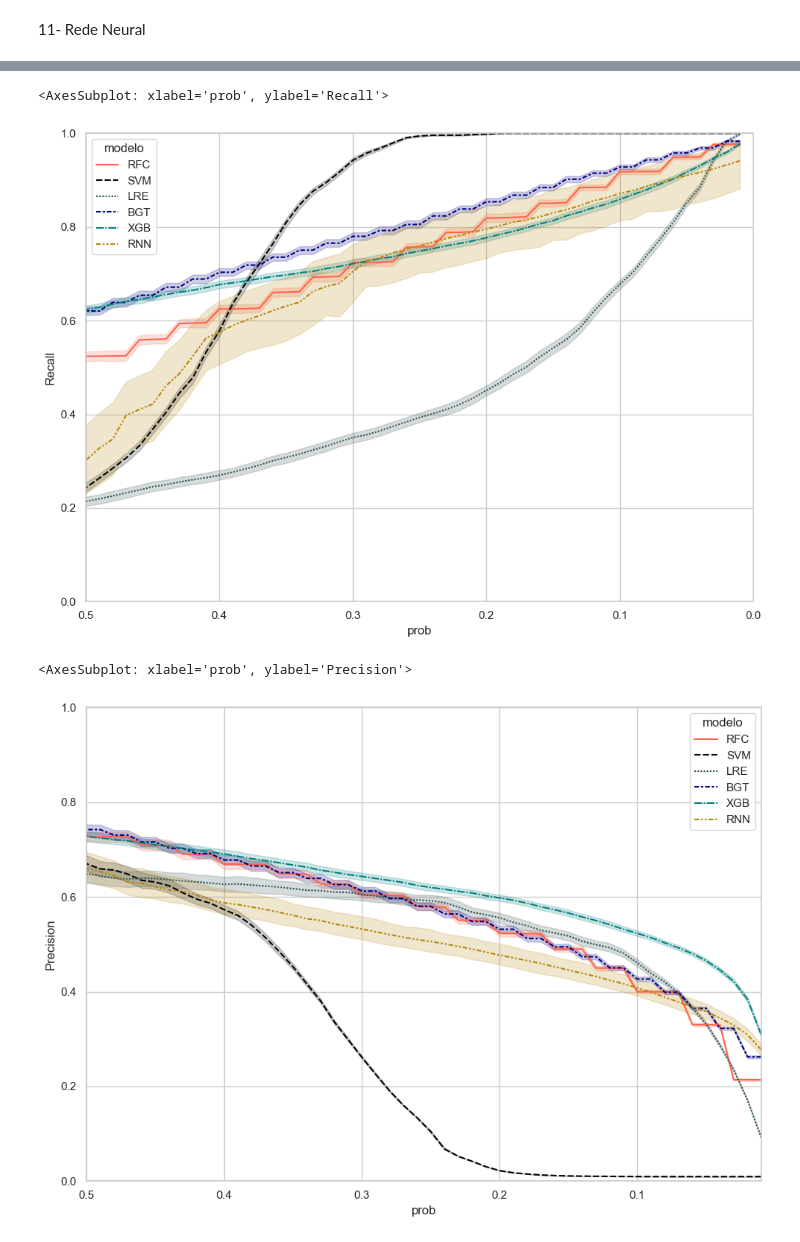
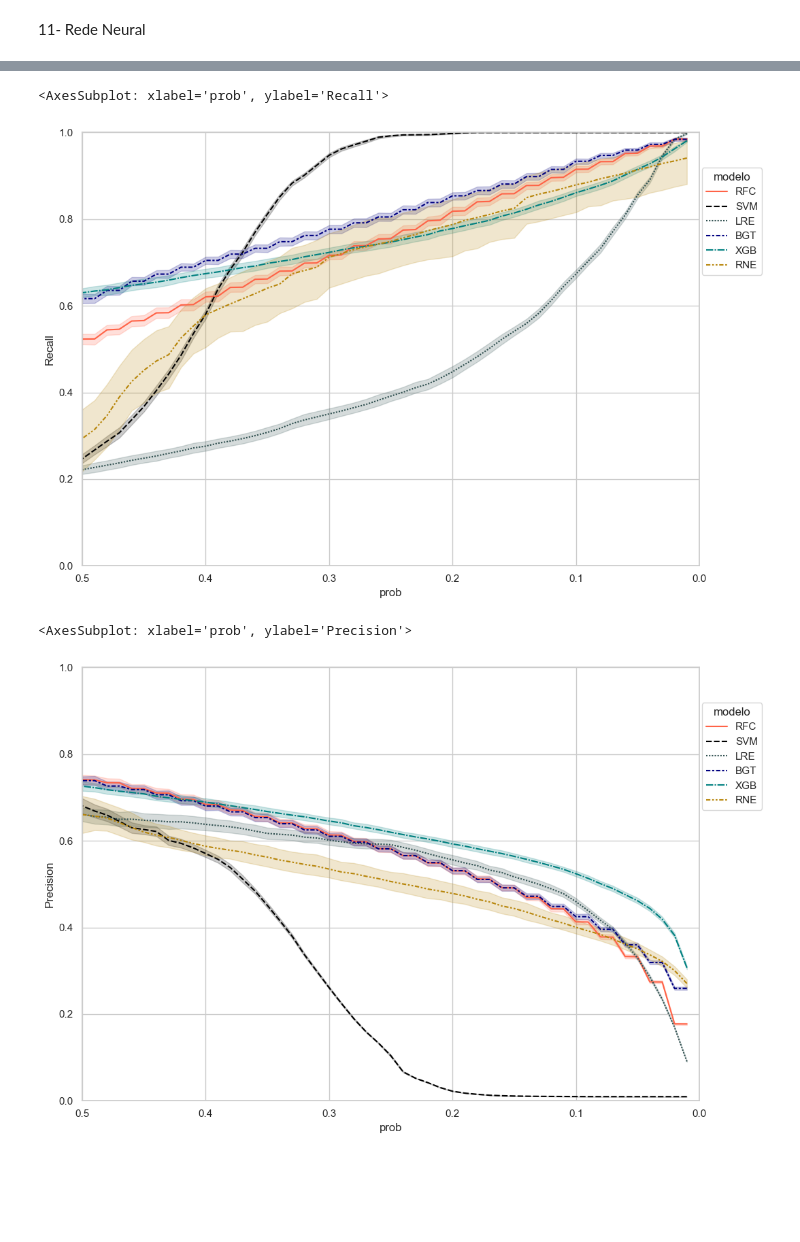
Before and after one commit to secretaria-ICA/Metodos_de_Identificacao_Automatica_de_Dados_Inconscientes_de_Estimativa_de_Precipitacao_de_Satelite, a Jupyter notebook: TCC_BI_Modelos.ipynb, the cells around one changed output, grey strips where cells are left out. Drawn from its saved outputs; the diff is of its cells as text; code cells hidden in the pictures; blank space fills up the shorter version.

```diff
--- a/TCC_BI_Modelos.ipynb
+++ b/TCC_BI_Modelos.ipynb
@@ -175,7 +175,7 @@ for x in range(50):
 8- Boosting Decision Tree
 # %%
 from sklearn.ensemble import AdaBoostClassifier
-adb = AdaBoostClassifier(DecisionTreeClassifier(min_samples_split=10,max_depth=4),n_estimators=10,learning_rate=0.6)
+adb = AdaBoostClassifier(DecisionTreeClassifier(min_samples_split=10,max_depth=4),n_estimators=50,learning_rate=0.6)
 for x in range(50):
     X_train_scaled = sc.fit_transform(dados[0+x*4])
     X_test_scaled= sc.transform(dados[2+x*4])
@@ -256,11 +256,11 @@ for x in range(50):
     RN.add(layers.Dense(3,activation='relu'))
     RN.add(layers.Dense(1,activation='sigmoid'))
     RN.compile(optimizer='Adam',loss='binary_crossentropy',metrics=['AUC'])
-    RNN=RN.fit(X_ptrain,Y_ptrain,epochs=80,batch_size=256,validation_data=(X_valid,Y_valid),verbose=0)
+    RNE=RN.fit(X_ptrain,Y_ptrain,epochs=80,batch_size=256,validation_data=(X_valid,Y_valid),verbose=0)
 
     prob=RN.predict(X_test_scaled)
     for y in range(51,0,-1):
         a=prob>=y/100
         cm=confusion_matrix(Y_test,a)
-        resultados.loc[len(resultados)]=(['RNN',len(resultados)+1,y/100,cm[0,0],cm[1,0],cm[0,1],cm[1,1]])
+        resultados.loc[len(resultados)]=(['RNE',len(resultados)+1,y/100,cm[0,0],cm[1,0],cm[0,1],cm[1,1]])
 # %% [output]
@@ -303,0 +305,11 @@ ax
+# %%
+sns.set(rc={'figure.figsize':(11.7,8.27)})
+sns.set_style("whitegrid")
+ax2=sns.lineplot(data=resultados, x="prob", y="Precision", hue="modelo",
+                palette=['black','darkslategrey','navy','teal','darkgoldenrod','tomato','deeppink','purple','seagreen','green','yellow'],
+                style='modelo')
+sns.move_legend(ax2, "center right",bbox_to_anchor=(1.11, 0.795))
+ax2.invert_xaxis()
+ax2.set_xlim(0.5,0)
+ax2.set_ylim(0,1)
+ax2
@@ -304,28 +319,30 @@ ax
 # %%
-resultados_st=resultados[(resultados["modelo"]=="SVM")|(resultados["modelo"]=="RFC")|(resultados["modelo"]=="LRE")|(resultados["modelo"]=="BGT")|(resultados["modelo"]=="XGB")|(resultados["modelo"]=="RNN")]
+resultados_st=resultados[(resultados["modelo"]=="SVM")|(resultados["modelo"]=="RFC")|(resultados["modelo"]=="LRE")|(resultados["modelo"]=="BGT")|(resultados["modelo"]=="XGB")|(resultados["modelo"]=="RNE")]
 # %%
 sns.set(rc={'figure.figsize':(11.7,8.27)})
 sns.set_style("whitegrid")
-ax2=sns.lineplot(data=resultados_st, x="prob", y="Recall", hue="modelo",
+ax3=sns.lineplot(data=resultados_st, x="prob", y="Recall", hue="modelo",
                 palette=['tomato','black','darkslategrey','navy','teal','darkgoldenrod'],
                 style='modelo')
-ax2.invert_xaxis()
-ax2.set_xlim(0.5,0)
-ax2.set_ylim(0,1)
-ax2
+sns.move_legend(ax3, "center right",bbox_to_anchor=(1.11, 0.795))
+ax3.invert_xaxis()
+ax3.set_xlim(0.5,0)
+ax3.set_ylim(0,1)
+ax3
 # %% [output]
 <AxesSubplot: xlabel='prob', ylabel='Recall'>
-[figure, old version]
+[figure, new version]
 # %%
 sns.set(rc={'figure.figsize':(11.7,8.27)})
 sns.set_style("whitegrid")
-ax3=sns.lineplot(data=resultados_st, x="prob", y="Precision", hue="modelo",
+ax4=sns.lineplot(data=resultados_st, x="prob", y="Precision", hue="modelo",
                 palette=['tomato','black','darkslategrey','navy','teal','darkgoldenrod'],
                 style='modelo')
-ax3.invert_xaxis()
-ax3.set_xlim(0.5,0.01)
-ax3.set_ylim(0,1)
-ax3
+sns.move_legend(ax4, "center right",bbox_to_anchor=(1.11, 0.795))
+ax4.invert_xaxis()
+ax4.set_xlim(0.5,0)
+ax4.set_ylim(0,1)
+ax4
 # %% [output]
 <AxesSubplot: xlabel='prob', ylabel='Precision'>
-[figure, old version]
+[figure, new version]
```
Also changed, not shown: parts of 5 cells of this notebook, 5 other files.
